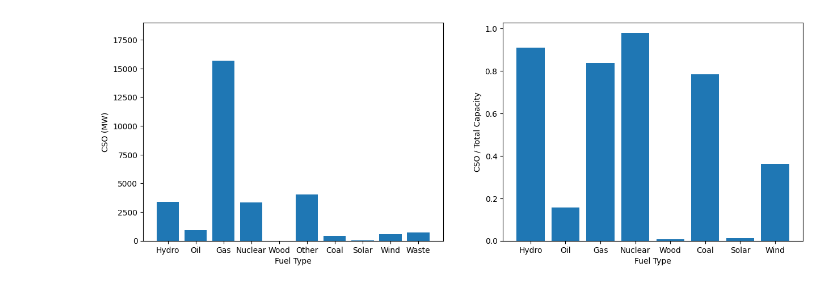
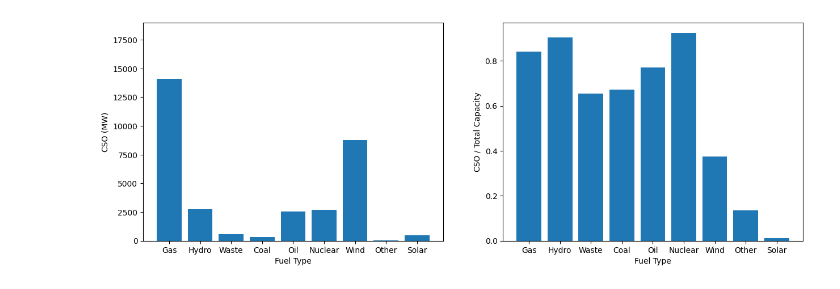
Before and after one commit to MahdiMehrtash/MARKET-Research, a Jupyter notebook: plots.ipynb, the cells around one changed output. Saved outputs shown, nothing was run; the diff lists cells and outputs as text; code cells hidden in the pictures.

```diff
--- a/plots.ipynb
+++ b/plots.ipynb
@@ -8,9 +13,5 @@ from main import getFutureData
 # %%
-dfISO = pd.read_csv('data/ISNEGEN23.csv')
-dfISO = dfISO.reset_index(drop=True)
-numGenerators = dfISO.shape[0]
 cap_rate = 1.0
-fuelMappingDict = dict(zip(dfISO['Technology'].tolist(), dfISO['Energy Source Code'].tolist()))
-genCos = getGenCos(numGenerators, dfISO, fuelMappingDict)
+# fuelMappingDict = dict(zip(dfISO['Technology'].tolist(), dfISO['Energy Source Code'].tolist()))
+genCos = getGenCos(numGenerators, dfISO)
 dfCSO = pd.read_csv('data/CSO2023.csv', skiprows=0, index_col=None)
-for gen in genCos: gen.updateCSO(dfCSO, dfISO, cap_rate, [1, 1], 'January');
@@ -17,52 +71,53 @@ for gen in genCos: gen.updateCSO(dfCSO, dfISO, cap_rate, [1, 1], 'January');
 # %%
-# __, __, __, dfISO, info = getFutureData(ISO='ISNE', verbose=False, path='data/forecast/' ,
-#                                                                         load_rate='high', vre_mix='high')
-# fuelMappingDict = dict(zip(dfISO['Technology'].tolist(), dfISO['Energy Source Code'].tolist()))
-# numGenerators, totalCap, adjRatios, cap_rate, LOLE = info[0][0], info[1][0], info[2], info[3][0], info[4][0]
-# genCos = getGenCos(numGenerators, dfISO, fuelMappingDict)
-# dfCSO = pd.read_csv('data/CSO2023.csv', skiprows=0, index_col=None)
-# for gen in genCos: gen.updateCSO(dfCSO, dfISO, cap_rate, adjRatios, 'January');
+__, __, __, dfISO, info = getFutureData(ISO='ISNE', verbose=False, path='data/forecast/' ,
+                                                                        load_rate='high', vre_mix='high')
+numGenerators, totalCap, adjRatios, cap_rate, LOLE = info[0][0], info[1][0], info[2], info[3][0], info[4][0]
+genCos = getGenCos(numGenerators, dfISO)
+dfCSO = pd.read_csv('data/CSO2023.csv', skiprows=0, index_col=None)
 # %%
-plt.figure(figsize=(15, 5))
-plt.subplot(1, 2, 1)
-csoHist = {}
-for genco in genCos:
-    temp = genco.CapObl
+for month in ['January', 'July']:
+    for gen in genCos: gen.updateCSO(dfCSO, dfISO, cap_rate, adjRatios, month);
 
-    if genco.fuelType in csoHist:
-        csoHist[genco.fuelType] += temp
-    else:
-        csoHist[genco.fuelType] = temp
-print(csoHist)
+    plt.figure(figsize=(15, 5))
+    plt.subplot(1, 2, 1)
+    csoHist = {}
+    for genco in genCos:
+        temp = genco.CapObl
 
-labels = list(csoHist.keys())
-weights = list(csoHist.values())
+        if genco.fuelType in csoHist:
+            csoHist[genco.fuelType] += temp
+        else:
+            csoHist[genco.fuelType] = temp
+    print(csoHist)
 
-plt.bar(labels, weights)
-plt.xlabel('Fuel Type')
-plt.ylabel('CSO (MW)');
-plt.ylim(0, 19000)
+    labels = list(csoHist.keys())
+    weights = list(csoHist.values())
 
-plt.subplot(1, 2, 2)
-capHist = {}
-for genco in genCos:
-    temp = genco.MaxCap
+    plt.bar(labels, weights)
+    plt.xlabel('Fuel Type')
+    plt.ylabel('CSO (MW)');
+    plt.ylim(0, 19000)
 
-    if genco.fuelType in capHist:
-        capHist[genco.fuelType] += temp
-    else:
-        capHist[genco.fuelType] = temp
-print(capHist)
+    plt.subplot(1, 2, 2)
+    capHist = {}
+    for genco in genCos:
+        temp = genco.MaxCap
 
-del capHist['Other']; del csoHist['Waste']
-del csoHist['Other']; del capHist['Waste']
-labels = list(csoHist.keys())
-weights = list(csoHist.values())
-labels2 = list(capHist.keys())
-weights2 = list(capHist.values())
+        if genco.fuelType in capHist:
+            capHist[genco.fuelType] += temp
+        else:
+            capHist[genco.fuelType] = temp
+    print(capHist)
 
-plt.bar(labels2, np.array(weights) / np.array(weights2))
-# plt.ylim(0, 19000)
-plt.xlabel('Fuel Type')
-plt.ylabel('CSO / Total Capacity');
+    # del capHist['Other']; del csoHist['Waste']
+    # del csoHist['Other']; del capHist['Waste']
+    labels = list(csoHist.keys())
+    weights = list(csoHist.values())
+    labels2 = list(capHist.keys())
+    weights2 = list(capHist.values())
+
+    plt.bar(labels2, np.array(weights) / np.array(weights2))
+    # plt.ylim(0, 19000)
+    plt.xlabel('Fuel Type')
+    plt.ylabel('CSO / Total Capacity');
 # %% [output]
@@ -71 +128 @@ plt.ylabel('CSO / Total Capacity');
-[figure, old version]
+[figure, new version]
```
Also changed, not shown: parts of 6 cells of this notebook, 27 other files.
